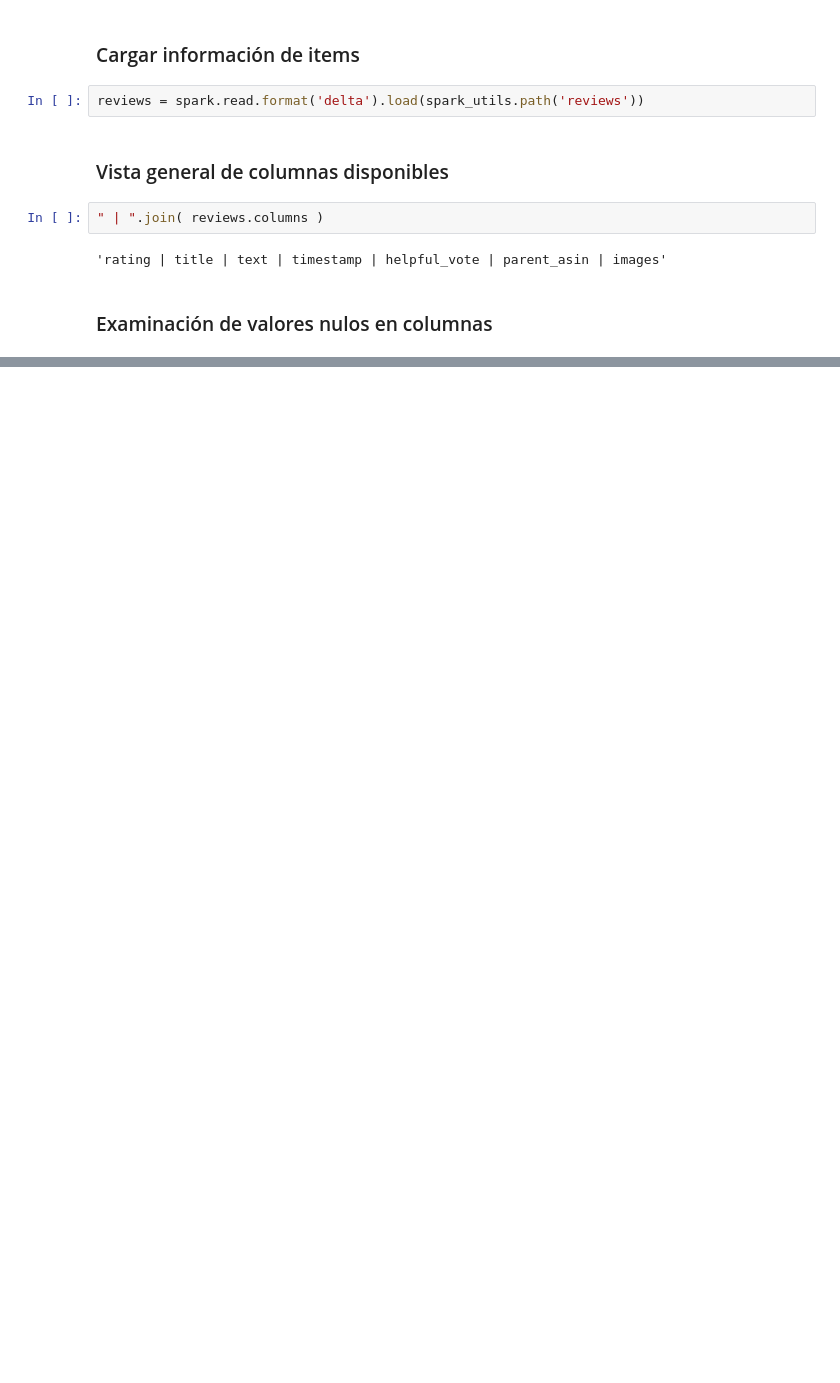
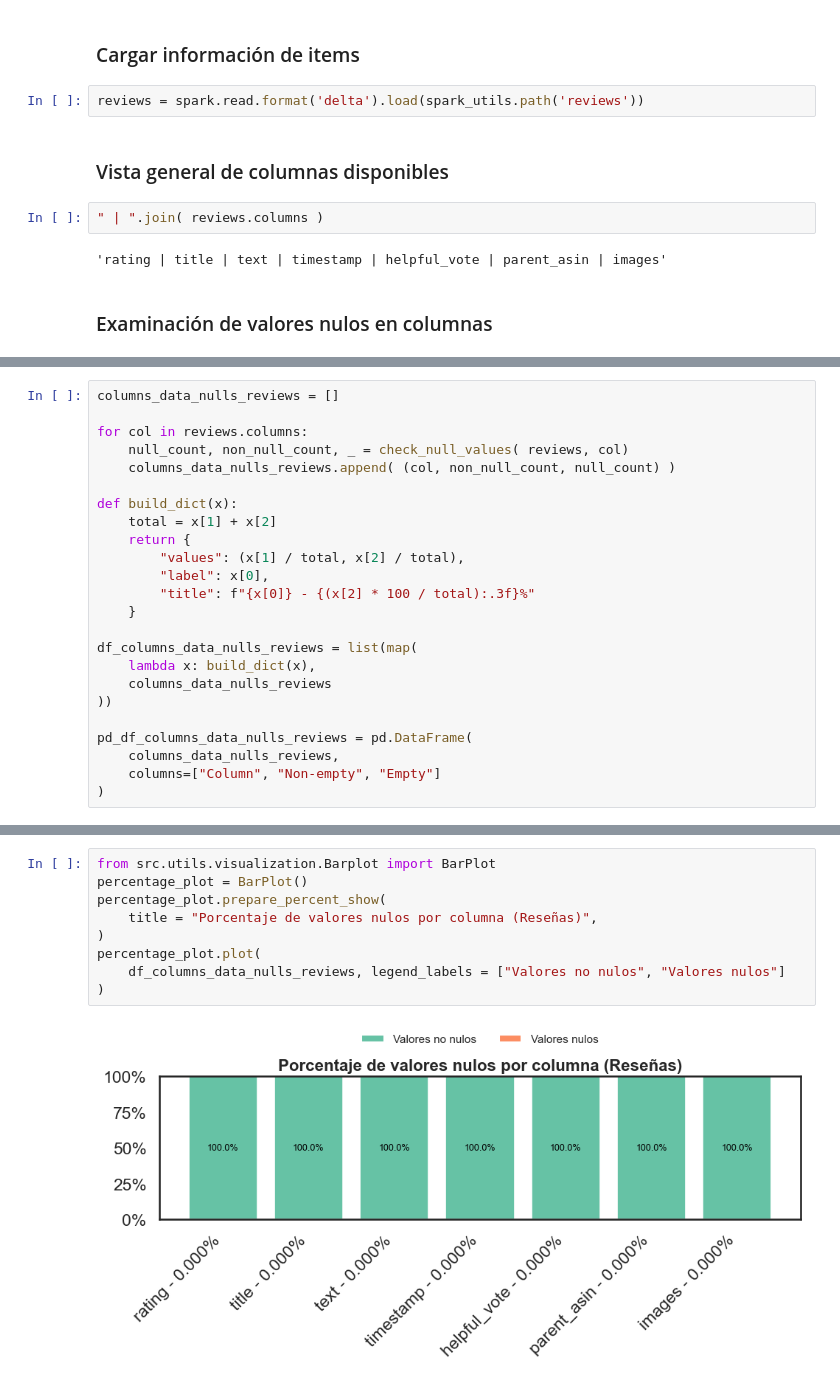
Before and after one commit to UIdealist/products-viability-analysis, a Jupyter notebook: src/silver/quality_analysis.ipynb, the cells around one changed output, grey strips where cells are left out. Cells and saved outputs as stored; diff of their text form; blank space fills up the shorter version.

```diff
--- a/src/silver/quality_analysis.ipynb
+++ b/src/silver/quality_analysis.ipynb
@@ -332,0 +216,24 @@ plot_percentage_matrix_focus_category(
+# %%
+columns_data_nulls_reviews = []
+
+for col in reviews.columns:
+    null_count, non_null_count, _ = check_null_values( reviews, col)
+    columns_data_nulls_reviews.append( (col, non_null_count, null_count) )
+
+def build_dict(x):
+    total = x[1] + x[2]
+    return {
+        "values": (x[1] / total, x[2] / total),
+        "label": x[0],
+        "title": f"{x[0]} - {(x[2] * 100 / total):.3f}%"
+    }
+
+df_columns_data_nulls_reviews = list(map(
+    lambda x: build_dict(x),
+    columns_data_nulls_reviews
+))
+
+pd_df_columns_data_nulls_reviews = pd.DataFrame(
+    columns_data_nulls_reviews,
+    columns=["Column", "Non-empty", "Empty"]
+)
@@ -333,3 +251,14 @@ plot_percentage_matrix_focus_category(
+# %%
+from src.utils.visualization.Barplot import BarPlot
+percentage_plot = BarPlot()
+percentage_plot.prepare_percent_show(
+    title = "Porcentaje de valores nulos por columna (Reseñas)",
+)
+percentage_plot.plot(
+    df_columns_data_nulls_reviews, legend_labels = ["Valores no nulos", "Valores nulos"]
+)
+# %% [output]
+[figure, added]
 # %%
 columns_data_empty_reviews = []
 
```
Also changed, not shown: parts of 35 cells of this notebook, 16 other files.
